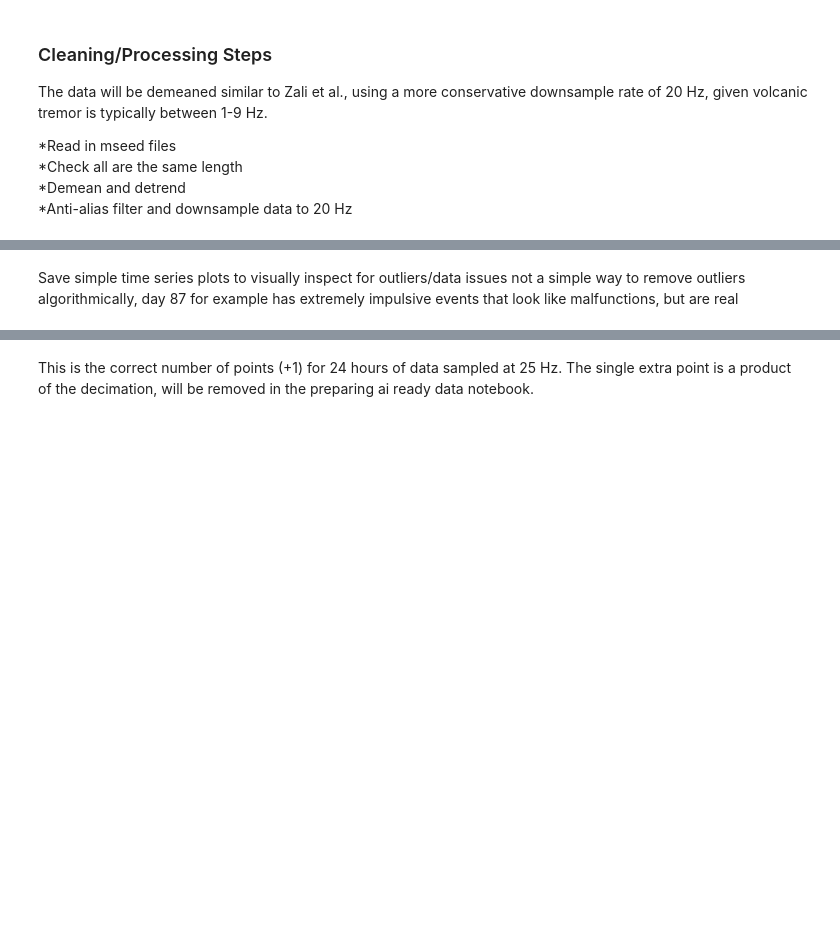
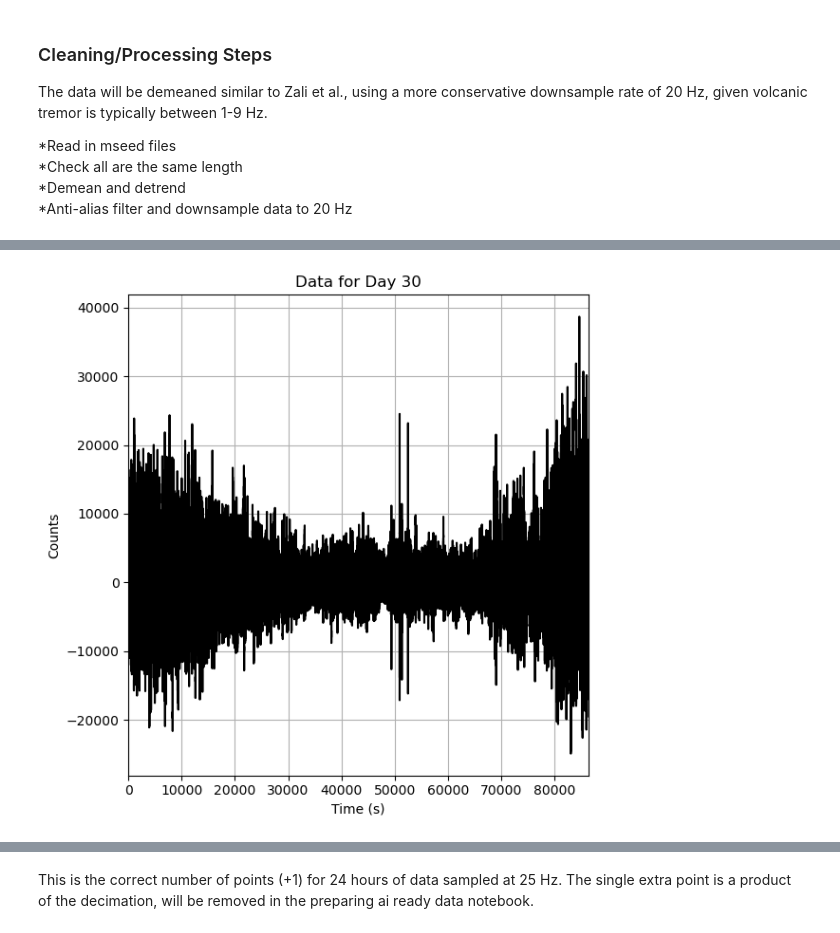
Before and after one commit to UW-MLGEO/MLGEO2024_Geldingadalir, a Jupyter notebook: notebooks/analysis_HOPS/Data_Cleaning.ipynb, the cells around one changed output, grey strips where cells are left out. Saved outputs shown, nothing was run; the diff lists cells and outputs as text; code cells hidden in the pictures; blank space fills up the shorter version.

```diff
--- a/notebooks/analysis_HOPS/Data_Cleaning.ipynb
+++ b/notebooks/analysis_HOPS/Data_Cleaning.ipynb
@@ -156,2 +142,25 @@ Processing Day 6...
-# %% [markdown]
-Save simple time series plots to visually inspect for outliers/data issues not a simple way to remove outliers algorithmically, day 87 for example has extremely impulsive events that look like malfunctions, but are real
+# %%
+from obspy import read
+from matplotlib import pyplot as plt
+
+# display data in file 30_cleaned.mseed
+# read the processed data from the file
+filepath = 'data/clean/'
+st_sample = read(filepath + '30_cleaned.mseed')
+
+# display the data as text
+print(st_sample)
+
+
+# plot the data
+fig, ax = plt.subplots()
+fig.set_size_inches(6, 6)
+ax.plot(st_sample[0].times('relative'), st_sample[0].data, c='k')
+ax.set_title('Data for Day 30')
+ax.set_xlabel('Time (s)')
+ax.set_ylabel('Counts')
+ax.set_xlim(0, len(st_sample[0].data) / st_sample[0].stats.sampling_rate)
+ax.grid()
+plt.tight_layout()
+plt.show()
+# %% [output]
@@ -158,3 +169,4 @@ Save simple time series plots to visually inspect for outliers/data issues not a
+[figure, added]
 # %%
 #check that all values in length are equal
 np.unique(length)
```
Also changed, not shown: parts of 5 cells of this notebook, 5 other files.
